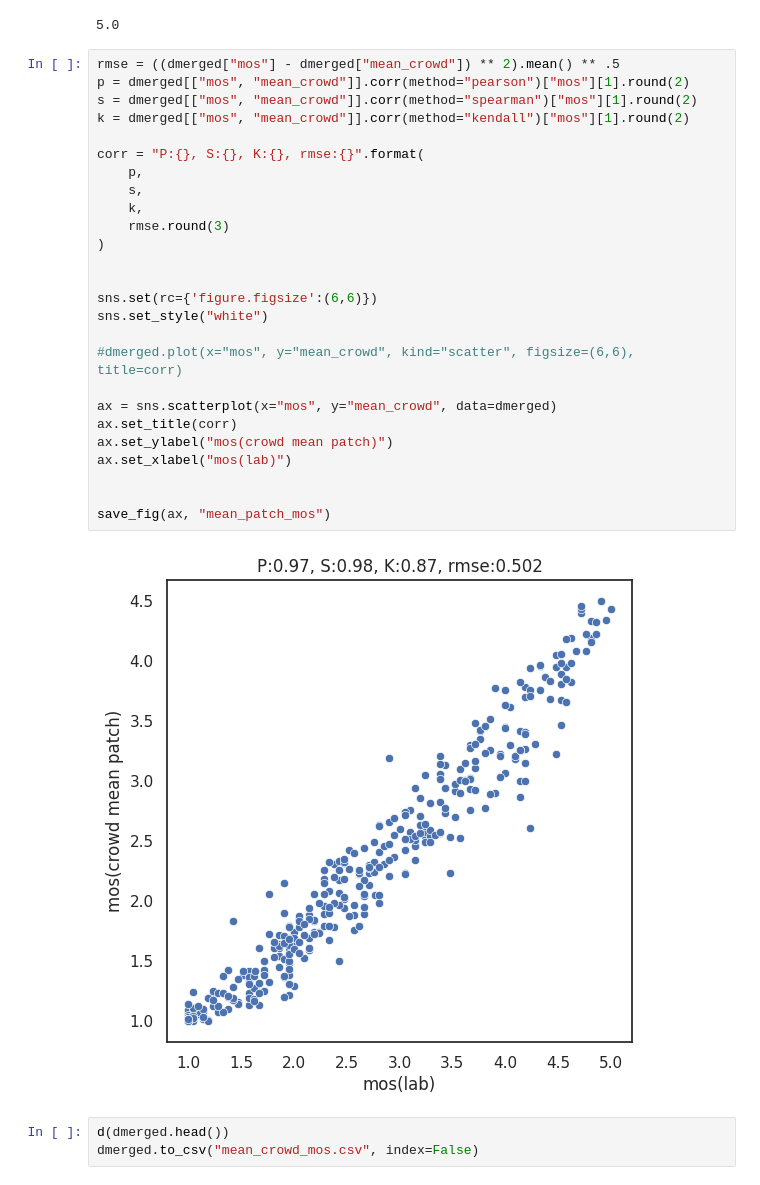
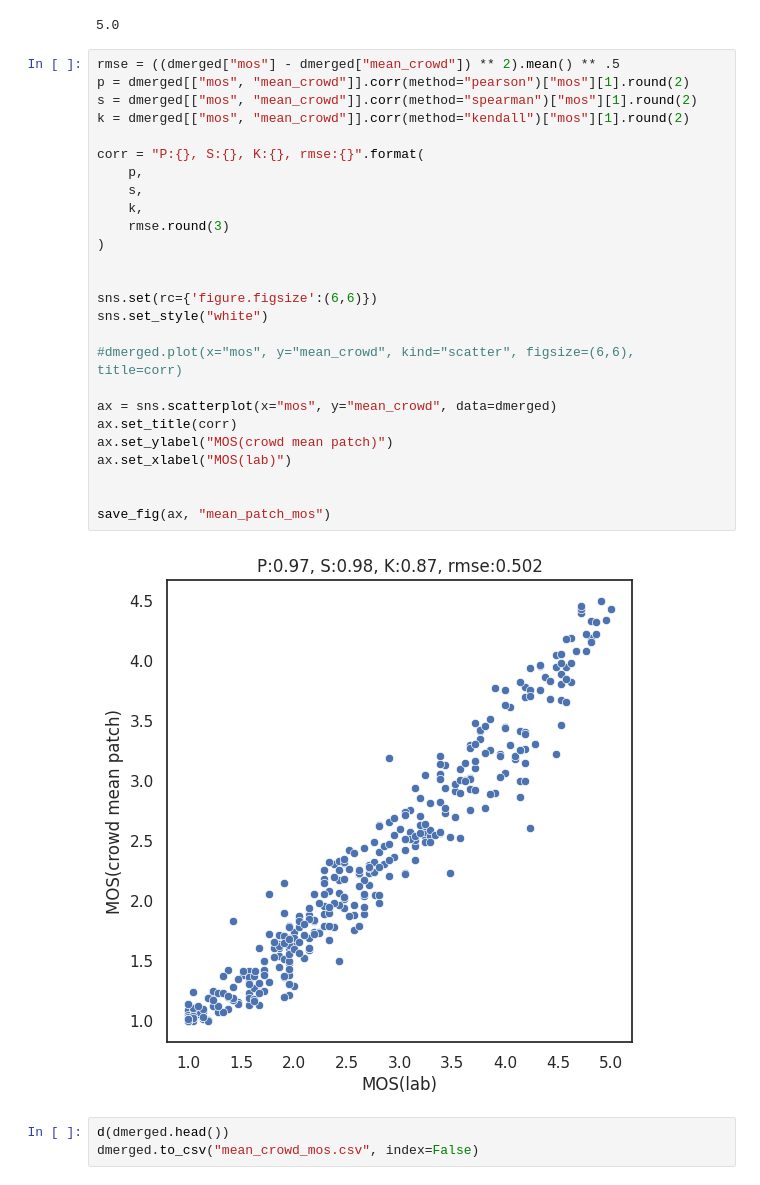
Before and after one commit to Telecommunication-Telemedia-Assessment/image_quality_test, a Jupyter notebook: test_2/analyze.ipynb, the cells around one changed output. Saved outputs shown, nothing was run; the diff lists cells and outputs as text.

```diff
--- a/test_2/analyze.ipynb
+++ b/test_2/analyze.ipynb
@@ -546,31 +551,31 @@ dmerged["mos"].max()
 # %%
 rmse = ((dmerged["mos"] - dmerged["mean_crowd"]) ** 2).mean() ** .5
 p = dmerged[["mos", "mean_crowd"]].corr(method="pearson")["mos"][1].round(2)
 s = dmerged[["mos", "mean_crowd"]].corr(method="spearman")["mos"][1].round(2)
 k = dmerged[["mos", "mean_crowd"]].corr(method="kendall")["mos"][1].round(2)
 
 corr = "P:{}, S:{}, K:{}, rmse:{}".format(
     p,
     s,
     k,
     rmse.round(3)
 )
 
 
 sns.set(rc={'figure.figsize':(6,6)})
 sns.set_style("white")
 
 #dmerged.plot(x="mos", y="mean_crowd", kind="scatter", figsize=(6,6), title=corr)
 
 ax = sns.scatterplot(x="mos", y="mean_crowd", data=dmerged)
 ax.set_title(corr)
-ax.set_ylabel("mos(crowd mean patch)")
-ax.set_xlabel("mos(lab)")
+ax.set_ylabel("MOS(crowd mean patch)")
+ax.set_xlabel("MOS(lab)")
 
 
 save_fig(ax, "mean_patch_mos")
 # %% [output]
-[figure, old version]
+[figure, new version]
 # %%
 d(dmerged.head())
 dmerged.to_csv("mean_crowd_mos.csv", index=False)
```
Also changed, not shown: parts of 7 cells of this notebook, 1 other file.
